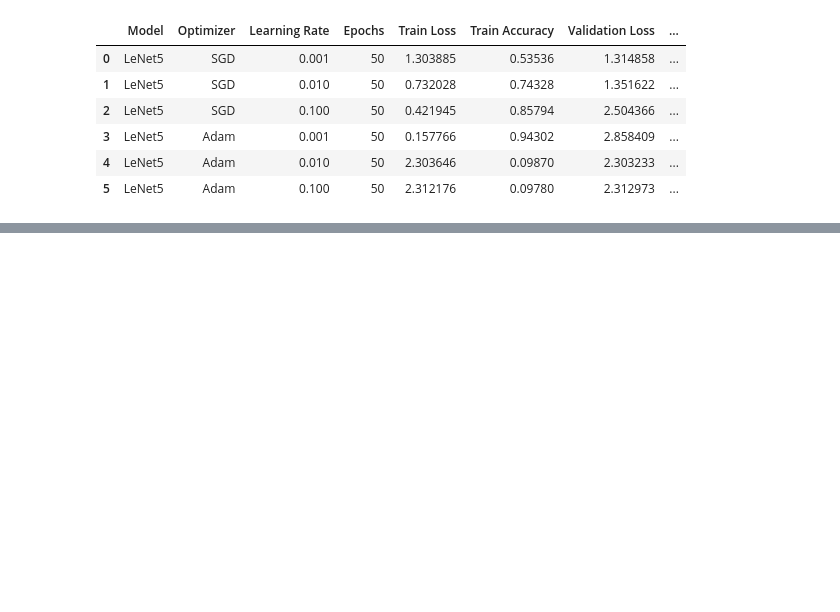
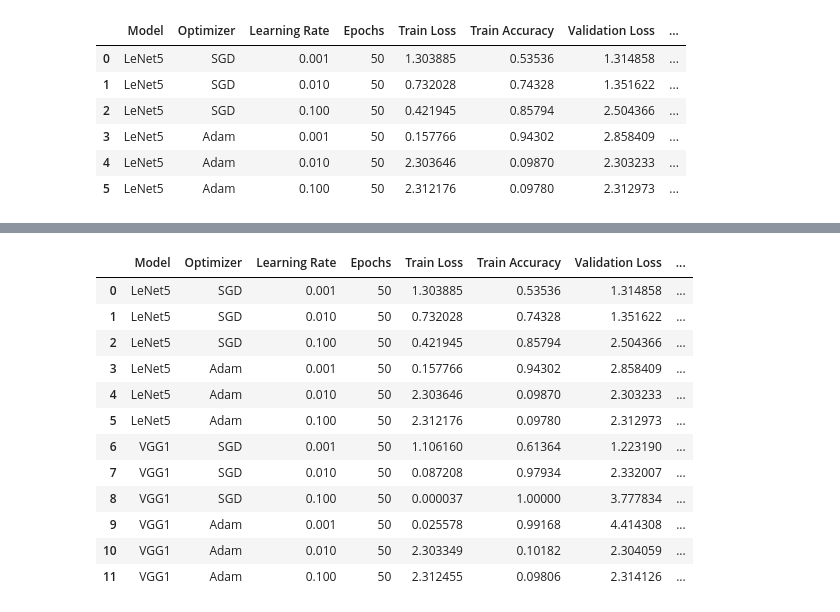
Before and after one commit to RaymCharles/Projet-CNN, a Jupyter notebook: Projet_ML.ipynb, the cells around one changed output, grey strips where cells are left out. Cells and saved outputs as stored; diff of their text form; code cells hidden in the pictures; blank space fills up the shorter version.

Commit message:
Run official VGG1 experiments

```diff
--- a/Projet_ML.ipynb
+++ b/Projet_ML.ipynb
@@ -872,3 +872,23 @@ official_results_df
 | 3 | LeNet5 | Adam | 0.001 | 50 | 0.157766 | 0.94302 | 2.858409 | ... |
 | 4 | LeNet5 | Adam | 0.010 | 50 | 2.303646 | 0.09870 | 2.303233 | ... |
 | 5 | LeNet5 | Adam | 0.100 | 50 | 2.312176 | 0.09780 | 2.312973 | ... |
+# %%
+# Expériences officielles pour VGG1 uniquement
+
+for optimizer_name in optimizers:
+    for lr in learning_rates:
+
+        print("=" * 60)
+        print(f"Entraînement : VGG1 | Optimizer = {optimizer_name} | LR = {lr}")
+        print("=" * 60)
+
+        model, history, result = train_model(
+            model_builder=build_vgg1,
+            model_name="VGG1",
+            optimizer_name=optimizer_name,
+            learning_rate=lr,
+            epochs=50,
+            batch_size=64
+        )
+
+        official_results.append(result)
@@ -874,0 +913,17 @@ official_results_df
+# %%
+official_results_df = pd.DataFrame(official_results)
+official_results_df
+# %% [output]
+|  | Model | Optimizer | Learning Rate | Epochs | Train Loss | Train Accuracy | Validation Loss | ... |
+| 0 | LeNet5 | SGD | 0.001 | 50 | 1.303885 | 0.53536 | 1.314858 | ... |
+| 1 | LeNet5 | SGD | 0.010 | 50 | 0.732028 | 0.74328 | 1.351622 | ... |
+| 2 | LeNet5 | SGD | 0.100 | 50 | 0.421945 | 0.85794 | 2.504366 | ... |
+| 3 | LeNet5 | Adam | 0.001 | 50 | 0.157766 | 0.94302 | 2.858409 | ... |
+| 4 | LeNet5 | Adam | 0.010 | 50 | 2.303646 | 0.09870 | 2.303233 | ... |
+| 5 | LeNet5 | Adam | 0.100 | 50 | 2.312176 | 0.09780 | 2.312973 | ... |
+| 6 | VGG1 | SGD | 0.001 | 50 | 1.106160 | 0.61364 | 1.223190 | ... |
+| 7 | VGG1 | SGD | 0.010 | 50 | 0.087208 | 0.97934 | 2.332007 | ... |
+| 8 | VGG1 | SGD | 0.100 | 50 | 0.000037 | 1.00000 | 3.777834 | ... |
+| 9 | VGG1 | Adam | 0.001 | 50 | 0.025578 | 0.99168 | 4.414308 | ... |
+| 10 | VGG1 | Adam | 0.010 | 50 | 2.303349 | 0.10182 | 2.304059 | ... |
+| 11 | VGG1 | Adam | 0.100 | 50 | 2.312455 | 0.09806 | 2.314126 | ... |
```
Also changed, not shown: parts of 1 cell of this notebook.
